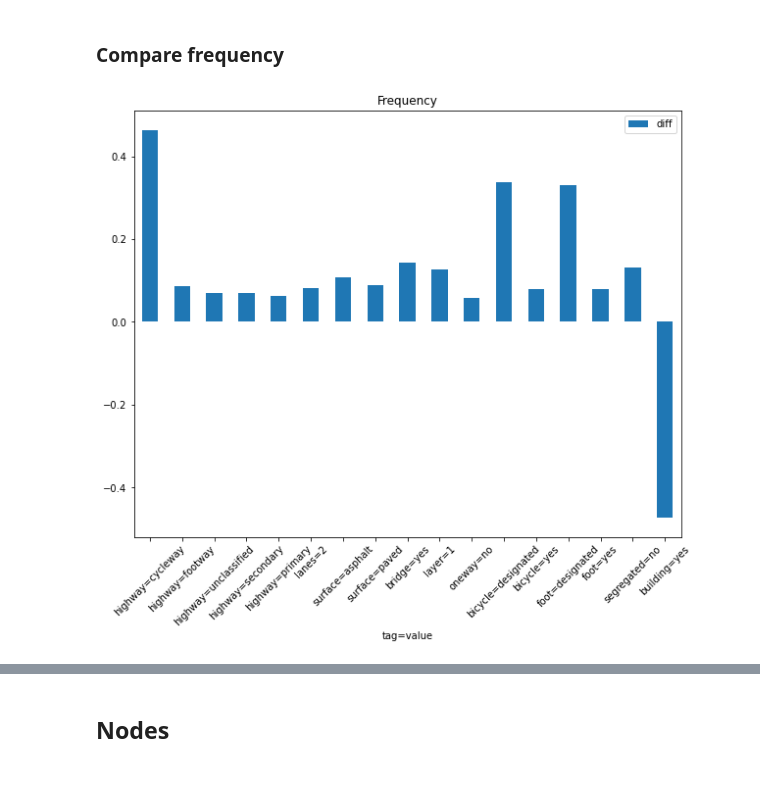
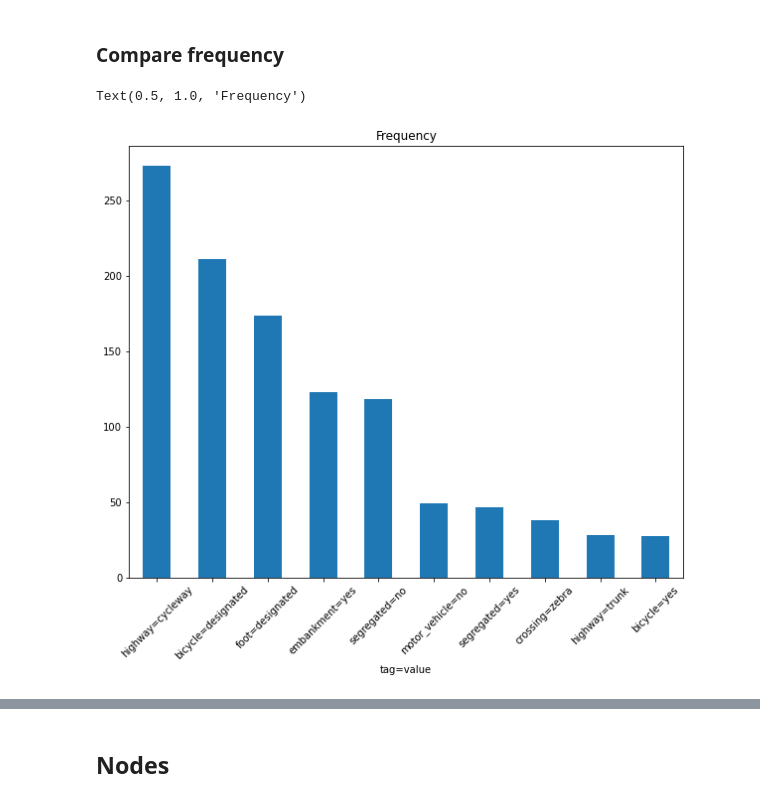
Before and after one commit to IgrecL/national-roads, a Jupyter notebook: utils/Selected_nodes_analysis.ipynb, the cells around one changed output, grey strips where cells are left out. Drawn from its saved outputs; the diff is of its cells as text; code cells hidden in the pictures.

```diff
--- a/utils/Selected_nodes_analysis.ipynb
+++ b/utils/Selected_nodes_analysis.ipynb
@@ -125,12 +125,12 @@ if bool_load==True:
         i+=1
         dic_ways = {}
         for value in values:
-            print
             stats = fetch_taginfo_stats(key, value)
             if stats:
                 dic_ways[value] = stats['data'][2]['count_fraction']
+            else :
+                print("no stat for ", value)
         stat_ways_global[key] = dic_ways
-        stat_relations[key] = dic_relations
 
         with open(JSON_folder + 'stat_ways.json', 'w') as json_file:
             json.dump(stat_ways_global, json_file)
@@ -158,17 +158,17 @@ for tag in stat_ways_ncn.keys():
         stat_ncn = stat_ways_ncn[tag][value]
         stat_all = stat_ways_global[tag][value]
         df_stat_ways[tag + "=" + value] = [stat_ncn, stat_all]
-# %%
-df_stat_ways.loc["diff"] = df_stat_ways.loc["stat ncn"] - df_stat_ways.loc["stat global"]
-df_important_diff = df_stat_ways.T[(df_stat_ways.T["diff"] > 0.05) | (df_stat_ways.T["diff"] < -0.05)]
-
-
-df_important_diff.plot(y="diff", kind="bar", figsize=(10,8), rot=45 )
-plt.xlabel('tag=value')
-plt.ylabel('')
-plt.title('Frequency')
-
-plt.show()
-#plt.savefig('Image/ncn_frequency.png')
-# %% [output]
-[figure, removed]
+# %%
+df_stat_ways = df_stat_ways.loc[:,df_stat_ways.loc["stat global"] > 0.0001]
+df_stat_ways.loc["relative error"] = (df_stat_ways.loc["stat ncn"] - df_stat_ways.loc["stat global"])/df_stat_ways.loc["stat global"]
+sort_ways = df_stat_ways.T["relative error"].sort_values(ascending=False)
+# %%
+sort_ways[sort_ways > 10].iloc[:10].plot(y="relative error", kind="bar", figsize=(10,8), rot=45 )
+plt.xlabel('tag=value')
+plt.ylabel('')
+plt.title('Frequency')
+
+#plt.savefig('Image/Selected_tags.png')
+# %% [output]
+Text(0.5, 1.0, 'Frequency')
+[figure, added]
```
Also changed, not shown: parts of 20 cells of this notebook, 1 other file.
